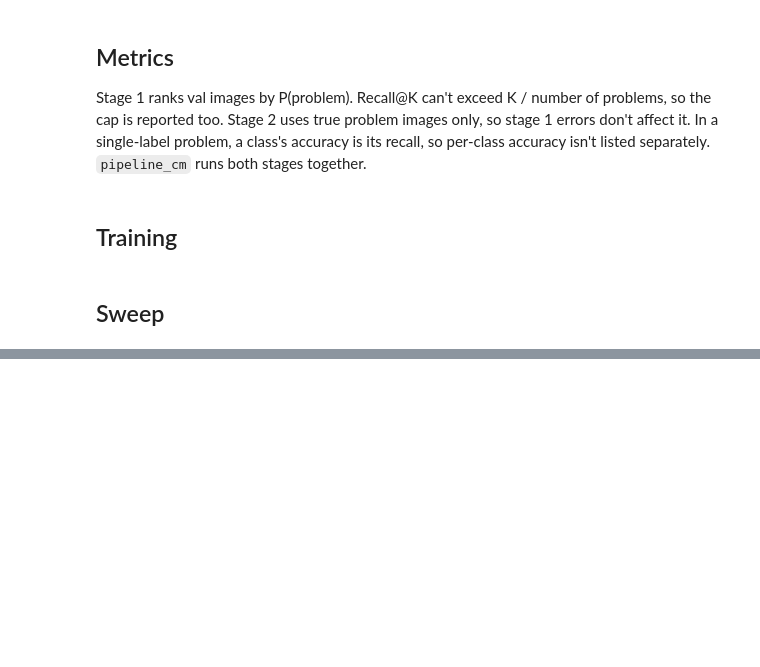
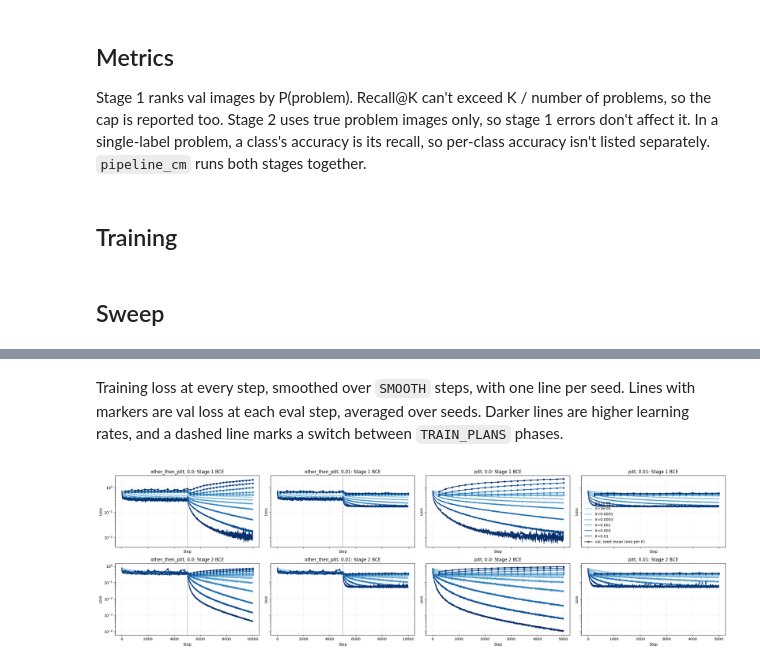
Before and after one commit to Aditya-Katkuri/MLiP, a Jupyter notebook: notebooks/dino_ft_A.ipynb, the cells around one changed output, grey strips where cells are left out. Cells and saved outputs as stored; diff of their text form; code cells hidden in the pictures; blank space fills up the shorter version.

Commit message:
Complete training sweep and integrate preprocessing

```diff
--- a/notebooks/dino_ft_A.ipynb
+++ b/notebooks/dino_ft_A.ipynb
@@ -65,5 +65,7 @@ def expand(sweeps, base):
     return [{**base, **dict(zip(s, values))} for s in sweeps for values in product(*s.values())]
 
 CONFIGS = expand(SWEEPS, BASE)
+GROUP = list(dict.fromkeys(k for s in SWEEPS for k in s if k != "seed"))  # what results average seeds over
+COMPARE = [k for k in GROUP if k != "lr"]                                  # each of these gets its own lr and thresholds
 print(len(CONFIGS), "runs")
 # %% [output]
@@ -132,11 +140,11 @@ MEAN = torch.tensor([0.485, 0.456, 0.406], device=device).view(1, 3, 1, 1)  # Im
 STD = torch.tensor([0.229, 0.224, 0.225], device=device).view(1, 3, 1, 1)
 
 @torch.inference_mode()
-def embed(model, x):
+def embed(model, df):
     """CLS token and mean patch token per image, both cached so pooling can be swept without re-embedding."""
     cls, mean = [], []
-    for i in range(0, len(x), CACHE_BATCH_SIZE):
-        batch = (x[i:i + CACHE_BATCH_SIZE].to(device).float() / 255 - MEAN) / STD
+    for i in range(0, len(df), CACHE_BATCH_SIZE):
+        batch = (read_images(df.iloc[i:i + CACHE_BATCH_SIZE]).to(device).float() / 255 - MEAN) / STD
         with torch.autocast("cuda", dtype=torch.bfloat16, enabled=use_amp):
             hs = model(pixel_values=batch).last_hidden_state
         cls.append(hs[:, 0].float())
@@ -147,10 +155,9 @@ features = {}
 for name in {c["base_model"] for c in CONFIGS}:
     model = AutoModel.from_pretrained(name, token=HF_TOKEN).to(device).eval().requires_grad_(False)
     t0 = time.perf_counter()
-    features[name] = {s: embed(model, x) for s, x in images.items()}
-    print(f"{name}: {sum(map(len, images.values())) / (time.perf_counter() - t0):.0f} images/s")
+    features[name] = {s: embed(model, df) for s, df in data.items()}
+    print(f"{name}: {sum(map(len, data.values())) / (time.perf_counter() - t0):.0f} images/s")
     del model
-del images
 if device == "cuda":
     torch.cuda.empty_cache()
 
@@ -196,8 +203,8 @@ def evaluate(df, p_problem, p_obstacle, k=K, stage_1_threshold=THRESHOLD, stage_
         s1_cm=confusion_matrix(y, pred_problem, labels=[False, True]),
         s2_cm=confusion_matrix(true_obs, pred_obs, labels=[True, False]),
         pipeline_cm=confusion_matrix(true3, pred3, labels=names),
-        s1_by_class=pd.crosstab(df["class"], pred_problem).reindex(columns=[False, True], fill_value=0).values,
-        s1_by_class_names=sorted(df["class"].unique()))
+        s1_by_class=pd.crosstab(df["source_class"], pred_problem).reindex(columns=[False, True], fill_value=0).values,
+        s1_by_class_names=sorted(df["source_class"].unique()))
     return m, confusion
 # %% [markdown]
 ## Training
@@ -346,0 +366,37 @@ pitt            0.0001  0.850  0.883  0.883  0.892  0.892  0.892  0.883  0.883
+# %% [markdown]
+Training loss at every step, smoothed over `SMOOTH` steps, with one line per seed. Lines with markers are val loss at
+each eval step, averaged over seeds. Darker lines are higher learning rates, and a dashed line marks a switch between
+`TRAIN_PLANS` phases.
+# %%
+import matplotlib.pyplot as plt
+
+SMOOTH = 25
+lrs = sorted(losses.lr.unique())
+colors = dict(zip(lrs, plt.cm.Blues(np.linspace(.35, 1, len(lrs)))))
+panels = list(zip(losses.groupby(COMPARE), history.groupby(COMPARE)))
+fig, axes = plt.subplots(2, len(panels), figsize=(6 * len(panels), 7), sharex="col", sharey="row", squeeze=False)
+for row, (stage, val_loss, title) in enumerate([("stage1", "s1_val_loss", "Stage 1 BCE"), ("stage2", "s2_val_loss", "Stage 2 BCE")]):
+    for col, ((values, panel), (_, evals)) in enumerate(panels):
+        ax = axes[row, col]
+        for (lr, seed), g in panel.groupby(["lr", "seed"]):
+            ax.plot(g.step, g[stage].rolling(SMOOTH, min_periods=1).mean(), color=colors[lr], lw=1.2,
+                    label=f"lr={lr:g}" if seed == panel.seed.min() else None)
+        for lr, g in evals.groupby("lr"):
+            g = g.groupby("step")[val_loss].mean()
+            ax.plot(g.index, g.values, color=colors[lr], lw=1.8, marker="o", ms=4)
+        steps = 0
+        for split, n in TRAIN_PLANS[panel.train.iloc[0]][:-1]:
+            steps += n
+            ax.axvline(steps, color="0.5", ls="--", lw=1)
+        ax.set_yscale("log")
+        ax.grid(alpha=.2)
+        ax.set_title(f"{', '.join(map(str, values))}: {title}")
+        ax.set_xlabel("Step")
+        ax.set_ylabel("Loss")
+axes[0, -1].plot([], [], color="0.3", lw=1.8, marker="o", ms=4, label="val, seed mean (one per lr)")
+axes[0, -1].legend(frameon=False)
+fig.tight_layout()
+fig.savefig(RUN_DIR / "loss_curves.png", dpi=150)
+plt.show()
+# %% [output]
+[figure, added]
```
Also changed, not shown: parts of 18 cells of this notebook, 2 other files.
